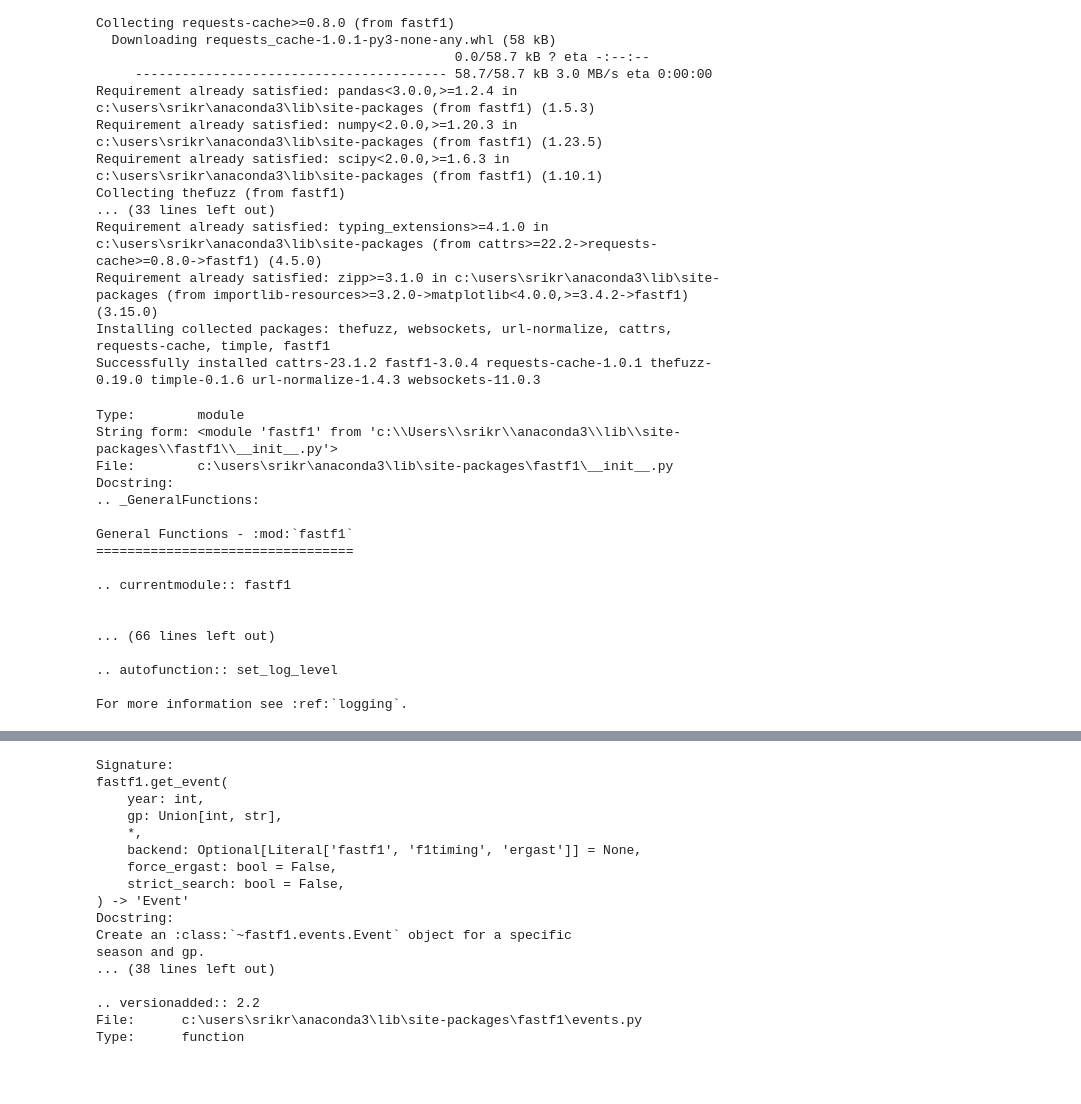
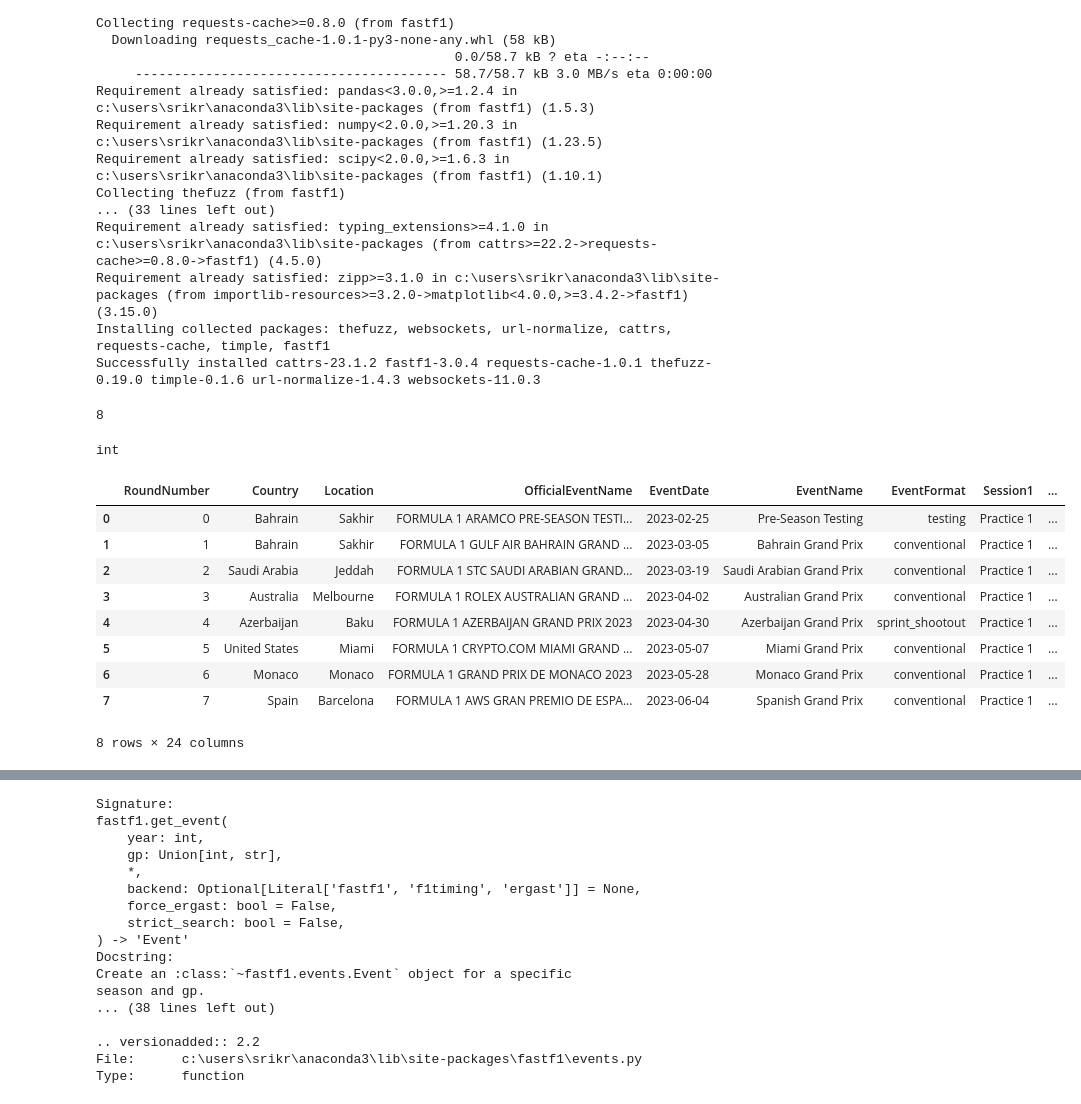
Before and after one commit to srikrishnaa97/F1-data-analysis, a Jupyter notebook: f1_data_analysis.ipynb, the cells around one changed output, grey strips where cells are left out. Drawn from its saved outputs; the diff is of its cells as text; code cells hidden in the pictures; blank space fills up the shorter version.

```diff
--- a/f1_data_analysis.ipynb
+++ b/f1_data_analysis.ipynb
@@ -23,20 +24,37 @@ import fastf1
-# %%
-fastf1?
-# %% [output]
-Type:        module
-String form: <module 'fastf1' from 'c:\\Users\\srikr\\anaconda3\\lib\\site-packages\\fastf1\\__init__.py'>
-File:        c:\users\srikr\anaconda3\lib\site-packages\fastf1\__init__.py
-Docstring:
-.. _GeneralFunctions:
-
-General Functions - :mod:`fastf1`
-=================================
-
-.. currentmodule:: fastf1
-
-
-... (66 lines left out)
-
-.. autofunction:: set_log_level
-
-For more information see :ref:`logging`.
+# %%
+schedule = fastf1.get_event_schedule(2023)
+schedule['EventDate'] = pd.to_datetime(schedule['EventDate']).dt.date
+today = dt.datetime.now().date()
+schedule['Days from Today'] = schedule.EventDate - today
+schedule['Days from Today'] = schedule['Days from Today'].dt.days
+past_events = schedule[schedule['Days from Today'] < 0]
+len(past_events)
+# %% [output]
+8
+# %%
+type(dt.datetime.now().year)
+# %% [output]
+int
+# %%
+def prepare_past_events(year):
+    schedule = fastf1.get_event_schedule(year)
+    schedule['EventDate'] = pd.to_datetime(schedule['EventDate']).dt.date
+    today = dt.datetime.now().date()
+    schedule['Days from Today'] = (schedule.EventDate - today).dt.days
+    # print(schedule['Days from Today'].dtype)
+    return schedule
+
+events = prepare_past_events(2023)
+past_events = events[events['Days from Today'] < 0]
+past_events
+# %% [output]
+|  | RoundNumber | Country | Location | OfficialEventName | EventDate | EventName | EventFormat | Session1 | ... |
+| 0 | 0 | Bahrain | Sakhir | FORMULA 1 ARAMCO PRE-SEASON TESTI... | 2023-02-25 | Pre-Season Testing | testing | Practice 1 | ... |
+| 1 | 1 | Bahrain | Sakhir | FORMULA 1 GULF AIR BAHRAIN GRAND ... | 2023-03-05 | Bahrain Grand Prix | conventional | Practice 1 | ... |
+| 2 | 2 | Saudi Arabia | Jeddah | FORMULA 1 STC SAUDI ARABIAN GRAND... | 2023-03-19 | Saudi Arabian Grand Prix | conventional | Practice 1 | ... |
+| 3 | 3 | Australia | Melbourne | FORMULA 1 ROLEX AUSTRALIAN GRAND ... | 2023-04-02 | Australian Grand Prix | conventional | Practice 1 | ... |
+| 4 | 4 | Azerbaijan | Baku | FORMULA 1 AZERBAIJAN GRAND PRIX 2023 | 2023-04-30 | Azerbaijan Grand Prix | sprint_shootout | Practice 1 | ... |
+| 5 | 5 | United States | Miami | FORMULA 1 CRYPTO.COM MIAMI GRAND ... | 2023-05-07 | Miami Grand Prix | conventional | Practice 1 | ... |
+| 6 | 6 | Monaco | Monaco | FORMULA 1 GRAND PRIX DE MONACO 2023 | 2023-05-28 | Monaco Grand Prix | conventional | Practice 1 | ... |
+| 7 | 7 | Spain | Barcelona | FORMULA 1 AWS GRAN PREMIO DE ESPA... | 2023-06-04 | Spanish Grand Prix | conventional | Practice 1 | ... |
+8 rows × 24 columns
```
Also changed, not shown: parts of 7 cells of this notebook, 2 other files.
